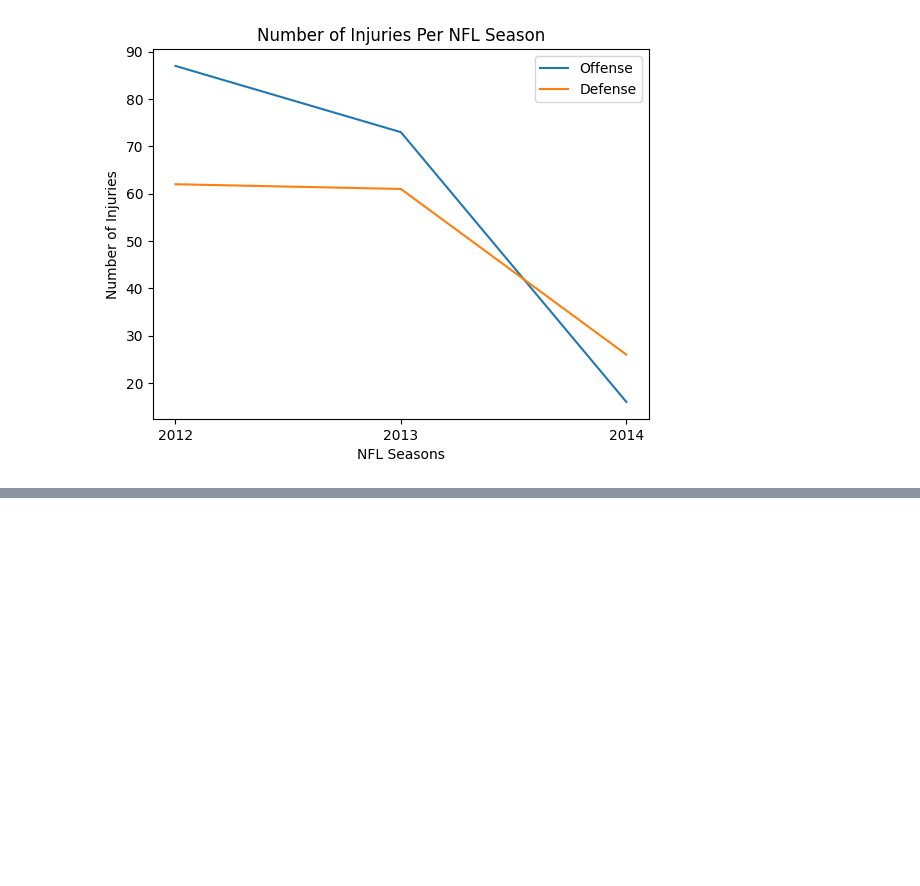
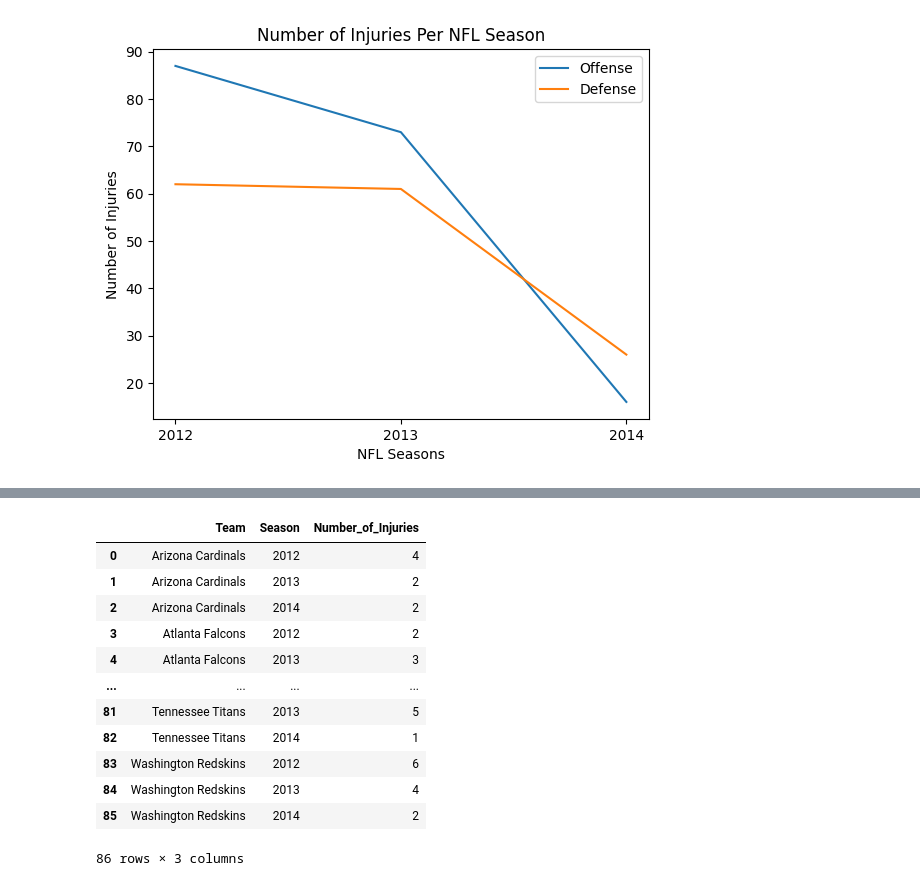
Before and after one commit to DunieCarrasco/nfl_concussion_analysis, a Jupyter notebook: joel_nfl_concussion_study.ipynb, the cells around one changed output, grey strips where cells are left out. Drawn from its saved outputs; the diff is of its cells as text; code cells hidden in the pictures; blank space fills up the shorter version.

```diff
--- a/joel_nfl_concussion_study.ipynb
+++ b/joel_nfl_concussion_study.ipynb
@@ -65,6 +52,6 @@ Name: Position, dtype: int64
 # %%
 # Change the season column values
-clean_df = clean_df.replace(to_replace="2012/2013", value="2012")
-clean_df = clean_df.replace(to_replace="2013/2014", value="2013")
-clean_df = clean_df.replace(to_replace="2014/2015", value="2014")
+#clean_df = clean_df.replace(to_replace="2012/2013", value="2012")
+#clean_df = clean_df.replace(to_replace="2013/2014", value="2013")
+#clean_df = clean_df.replace(to_replace="2014/2015", value="2014")
 # %%
@@ -105,4 +64,4 @@ clean_df
 # %%
 # Add another column that will show the team classification of a position (offense or defense)
-clean_df["Team Type"] = ""
+#clean_df["Team Type"] = ""
 # %%
@@ -193,16 +105,16 @@ list(clean_df["Position"].unique())
 # %%
 # Indicate whether the team position is offense or defense.
-clean_df.loc[clean_df["Position"] == "Wide Receiver", "Team Type"] = "offense"
-clean_df.loc[clean_df["Position"] == "Offensive Tackle", "Team Type"] = "offense"
-clean_df.loc[clean_df["Position"] == "Center", "Team Type"] = "offense"
-clean_df.loc[clean_df["Position"] == "Guard", "Team Type"] = "offense"
-clean_df.loc[clean_df["Position"] == "Tight End", "Team Type"] = "offense"
-clean_df.loc[clean_df["Position"] == "Defensive End", "Team Type"] = "defense"
-clean_df.loc[clean_df["Position"] == "Running Back", "Team Type"] = "offense"
-clean_df.loc[clean_df["Position"] == "Safety", "Team Type"] = "defense"
-clean_df.loc[clean_df["Position"] == "Cornerback", "Team Type"] = "defense"
-clean_df.loc[clean_df["Position"] == "Linebacker", "Team Type"] = "defense"
-clean_df.loc[clean_df["Position"] == "Defensive Tackle", "Team Type"] = "defense"
-clean_df.loc[clean_df["Position"] == "Quarterback", "Team Type"] = "offense"
-clean_df.loc[clean_df["Position"] == "Full Back", "Team Type"] = "offense"
+#clean_df.loc[clean_df["Position"] == "Wide Receiver", "Team Type"] = "offense"
+#clean_df.loc[clean_df["Position"] == "Offensive Tackle", "Team Type"] = "offense"
+#clean_df.loc[clean_df["Position"] == "Center", "Team Type"] = "offense"
+#clean_df.loc[clean_df["Position"] == "Guard", "Team Type"] = "offense"
+#clean_df.loc[clean_df["Position"] == "Tight End", "Team Type"] = "offense"
+#clean_df.loc[clean_df["Position"] == "Defensive End", "Team Type"] = "defense"
+#clean_df.loc[clean_df["Position"] == "Running Back", "Team Type"] = "offense"
+#clean_df.loc[clean_df["Position"] == "Safety", "Team Type"] = "defense"
+#clean_df.loc[clean_df["Position"] == "Cornerback", "Team Type"] = "defense"
+#clean_df.loc[clean_df["Position"] == "Linebacker", "Team Type"] = "defense"
+#clean_df.loc[clean_df["Position"] == "Defensive Tackle", "Team Type"] = "defense"
+#clean_df.loc[clean_df["Position"] == "Quarterback", "Team Type"] = "offense"
+#clean_df.loc[clean_df["Position"] == "Full Back", "Team Type"] = "offense"
 # %%
@@ -722,0 +659,19 @@ plt.show()
+# %%
+# Reset the index
+nfl_injury_df = nfl_injury_df.reset_index()
+nfl_injury_df = nfl_injury_df.rename(columns={"Reported Injury Type":"Number_of_Injuries"})
+nfl_injury_df
+# %% [output]
+|  | Team | Season | Number_of_Injuries |
+| 0 | Arizona Cardinals | 2012 | 4 |
+| 1 | Arizona Cardinals | 2013 | 2 |
+| 2 | Arizona Cardinals | 2014 | 2 |
+| 3 | Atlanta Falcons | 2012 | 2 |
+| 4 | Atlanta Falcons | 2013 | 3 |
+| ... | ... | ... | ... |
+| 81 | Tennessee Titans | 2013 | 5 |
+| 82 | Tennessee Titans | 2014 | 1 |
+| 83 | Washington Redskins | 2012 | 6 |
+| 84 | Washington Redskins | 2013 | 4 |
+| 85 | Washington Redskins | 2014 | 2 |
+86 rows × 3 columns
```
Also changed, not shown: parts of 17 cells of this notebook, 1 other file.
